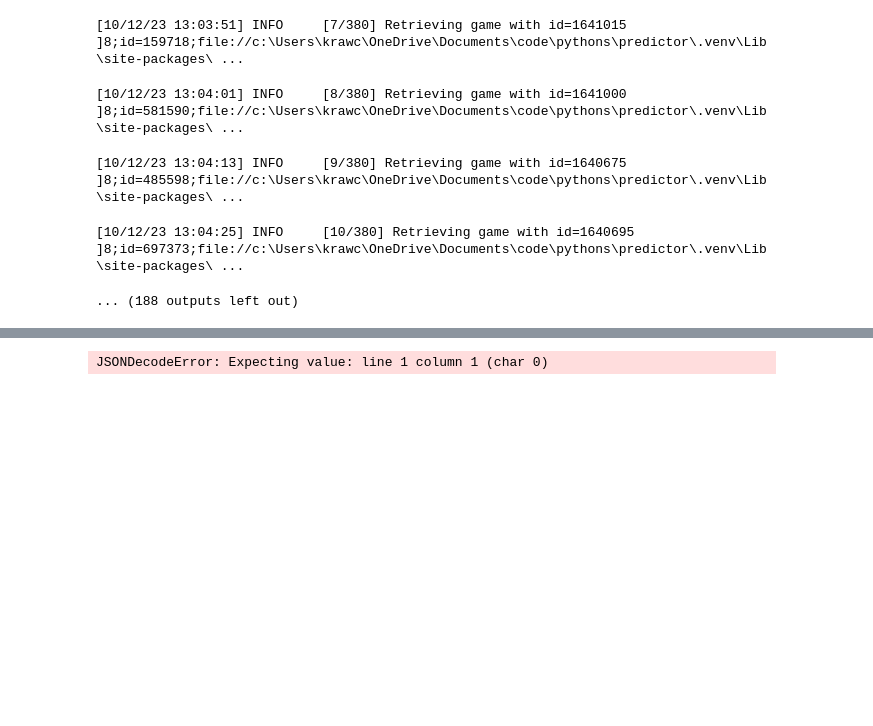
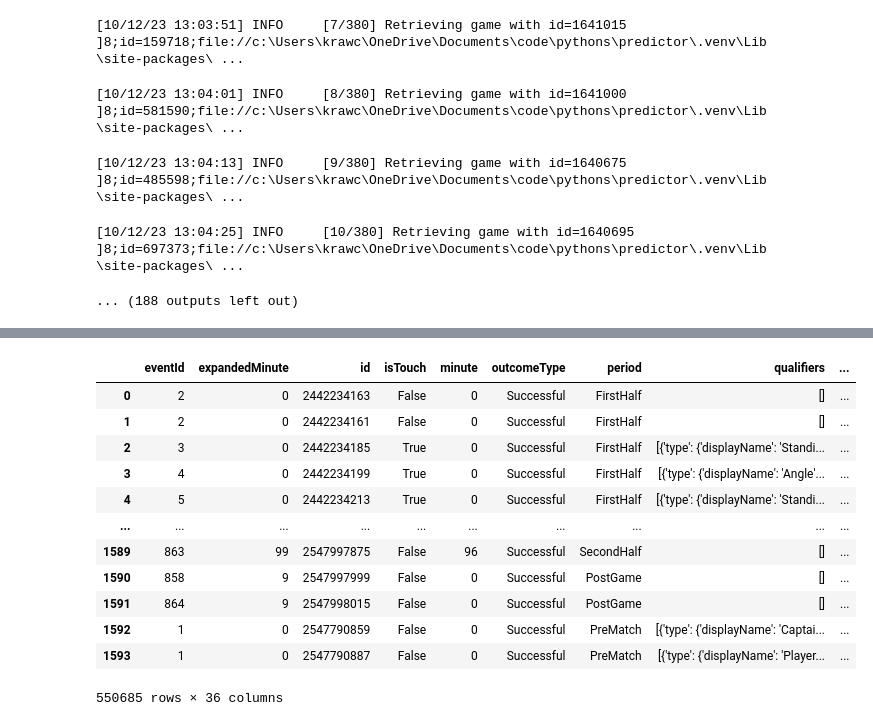
Before and after one commit to krawczyk071/predictor, a Jupyter notebook: whoscored.ipynb, the cells around one changed output, grey strips where cells are left out. Saved outputs shown, nothing was run; the diff lists cells and outputs as text; code cells hidden in the pictures; blank space fills up the shorter version.

```diff
--- a/whoscored.ipynb
+++ b/whoscored.ipynb
@@ -380,39 +378,51 @@ for file_path in os.listdir(dir_path):
                 # df_events["game"] = game["game"]
                 df_events["league"] = game["league"]
                 df_events["season"] = game["season"]
                 df_events["game_id"] = game["game_id"]
                 events[game["game_id"]] = df_events
     except:
         pass
 
 
 df = (
             pd.concat(events.values())
             # .pipe(standardize_colnames)
             # .assign(
             #     player=lambda x: x.player_id.replace(player_names),
             #     team=lambda x: x.team_id.replace(team_names).replace(TEAMNAME_REPLACEMENTS),
             # )
         )
 
 
-df = df.set_index(["league", "season", "game_id"]).sort_index()
-# add missing columns
-for col, default in COLS_EVENTS.items():
-    if col not in df.columns:
-        df[col] = default
-df["outcome_type"] = df["outcome_type"].apply(
+# df = df.set_index(["league", "season", "game_id"]).sort_index()
+# # add missing columns
+# for col, default in COLS_EVENTS.items():
+#     if col not in df.columns:
+#         df[col] = default
+df["outcomeType"] = df["outcomeType"].apply(
     lambda x: x.get("displayName") if pd.notnull(x) else x
 )
-df["card_type"] = df["card_type"].apply(
+df["cardType"] = df["cardType"].apply(
     lambda x: x.get("displayName") if pd.notnull(x) else x
 )
 df["type"] = df["type"].apply(lambda x: x.get("displayName") if pd.notnull(x) else x)
 df["period"] = df["period"].apply(
     lambda x: x.get("displayName") if pd.notnull(x) else x
 )
-df = df[list(COLS_EVENTS.keys())]
+# df = df[list(COLS_EVENTS.keys())]
 
 df
 # %% [output]
+|  | eventId | expandedMinute | id | isTouch | minute | outcomeType | period | qualifiers | ... |
+| 0 | 2 | 0 | 2442234163 | False | 0 | Successful | FirstHalf | [] | ... |
+| 1 | 2 | 0 | 2442234161 | False | 0 | Successful | FirstHalf | [] | ... |
+| 2 | 3 | 0 | 2442234185 | True | 0 | Successful | FirstHalf | [{'type': {'displayName': 'Standi... | ... |
+| 3 | 4 | 0 | 2442234199 | True | 0 | Successful | FirstHalf | [{'type': {'displayName': 'Angle'... | ... |
+| 4 | 5 | 0 | 2442234213 | True | 0 | Successful | FirstHalf | [{'type': {'displayName': 'Standi... | ... |
+| ... | ... | ... | ... | ... | ... | ... | ... | ... | ... |
+| 1589 | 863 | 99 | 2547997875 | False | 96 | Successful | SecondHalf | [] | ... |
+| 1590 | 858 | 9 | 2547997999 | False | 0 | Successful | PostGame | [] | ... |
+| 1591 | 864 | 9 | 2547998015 | False | 0 | Successful | PostGame | [] | ... |
+| 1592 | 1 | 0 | 2547790859 | False | 0 | Successful | PreMatch | [{'type': {'displayName': 'Captai... | ... |
+| 1593 | 1 | 0 | 2547790887 | False | 0 | Successful | PreMatch | [{'type': {'displayName': 'Player... | ... |
-JSONDecodeError: Expecting value: line 1 column 1 (char 0)
+550685 rows × 36 columns
```
Also changed, not shown: parts of 3 cells of this notebook, 9 other files.
